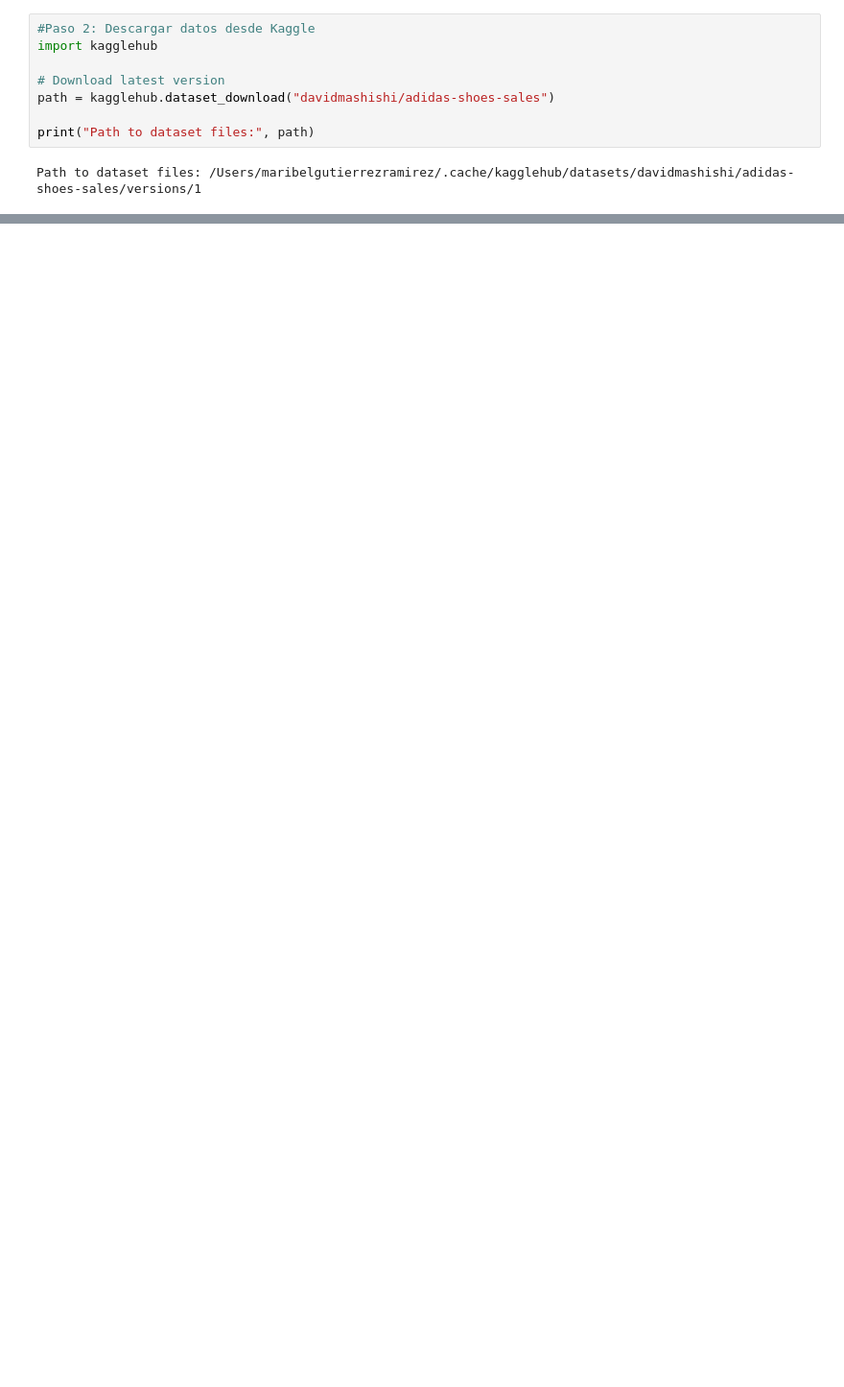
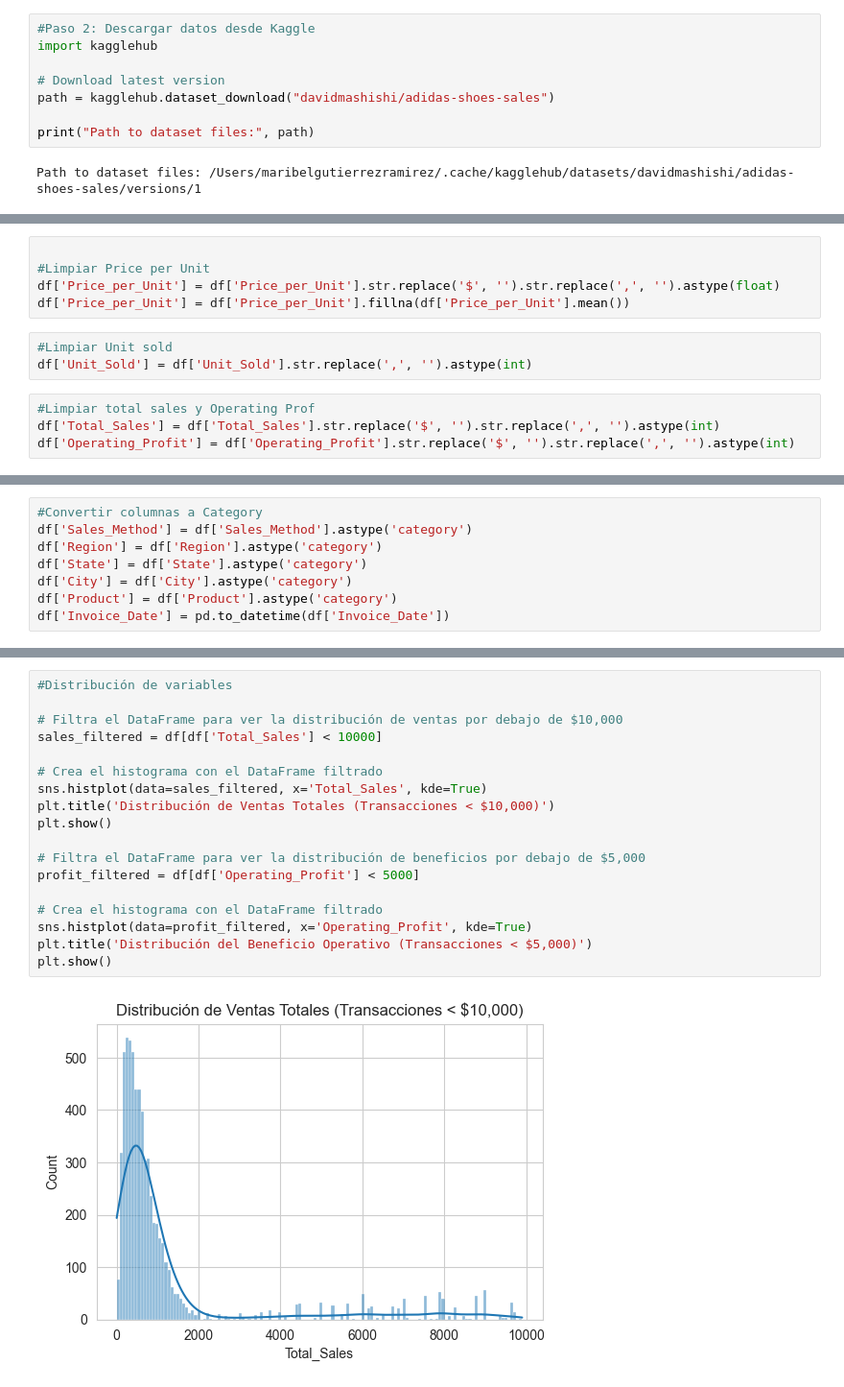
Before and after one commit to Factoria-F5-madrid/EDA_MaribelGutierrezRamirez, a Jupyter notebook: EDA_Adidas.ipynb, the cells around one changed output, grey strips where cells are left out. Shown at 96% size. Cells and saved outputs as stored; diff of their text form; blank space fills up the shorter version.

```diff
--- a/EDA_Adidas.ipynb
+++ b/EDA_Adidas.ipynb
@@ -50,0 +80,12 @@ Archivos en el directorio: ['Adidas Shoe Sales.csv']
+# %%
+
+#Limpiar Price per Unit
+df['Price_per_Unit'] = df['Price_per_Unit'].str.replace('$', '').str.replace(',', '').astype(float)
+df['Price_per_Unit'] = df['Price_per_Unit'].fillna(df['Price_per_Unit'].mean())
+# %%
+#Limpiar Unit sold
+df['Unit_Sold'] = df['Unit_Sold'].str.replace(',', '').astype(int)
+# %%
+#Limpiar total sales y Operating Prof
+df['Total_Sales'] = df['Total_Sales'].str.replace('$', '').str.replace(',', '').astype(int)
+df['Operating_Profit'] = df['Operating_Profit'].str.replace('$', '').str.replace(',', '').astype(int)
@@ -50,0 +117,8 @@ Archivos en el directorio: ['Adidas Shoe Sales.csv']
+# %%
+#Convertir columnas a Category
+df['Sales_Method'] = df['Sales_Method'].astype('category')
+df['Region'] = df['Region'].astype('category')
+df['State'] = df['State'].astype('category')
+df['City'] = df['City'].astype('category')
+df['Product'] = df['Product'].astype('category')
+df['Invoice_Date'] = pd.to_datetime(df['Invoice_Date'])
@@ -50,0 +162,20 @@ Archivos en el directorio: ['Adidas Shoe Sales.csv']
+# %%
+#Distribución de variables
+
+# Filtra el DataFrame para ver la distribución de ventas por debajo de $10,000
+sales_filtered = df[df['Total_Sales'] < 10000]
+
+# Crea el histograma con el DataFrame filtrado
+sns.histplot(data=sales_filtered, x='Total_Sales', kde=True)
+plt.title('Distribución de Ventas Totales (Transacciones < $10,000)')
+plt.show()
+
+# Filtra el DataFrame para ver la distribución de beneficios por debajo de $5,000
+profit_filtered = df[df['Operating_Profit'] < 5000]
+
+# Crea el histograma con el DataFrame filtrado
+sns.histplot(data=profit_filtered, x='Operating_Profit', kde=True)
+plt.title('Distribución del Beneficio Operativo (Transacciones < $5,000)')
+plt.show()
+# %% [output]
+[figure, added]
```
Also changed, not shown: parts of 16 cells of this notebook.
